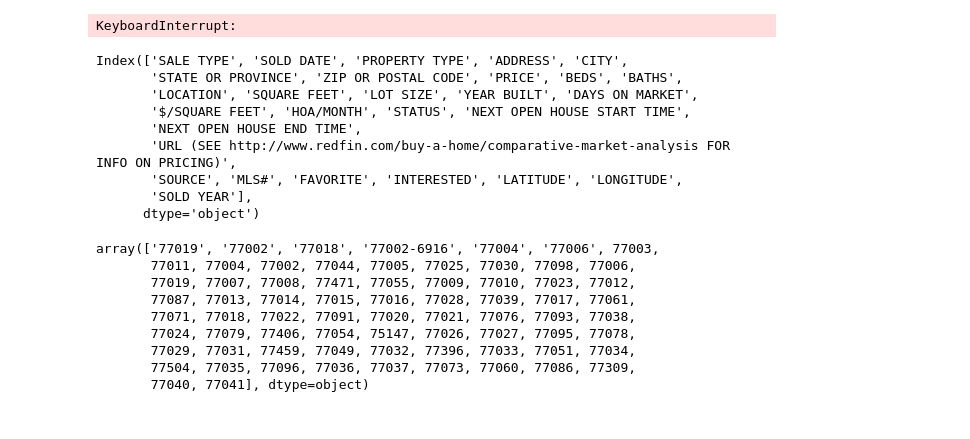
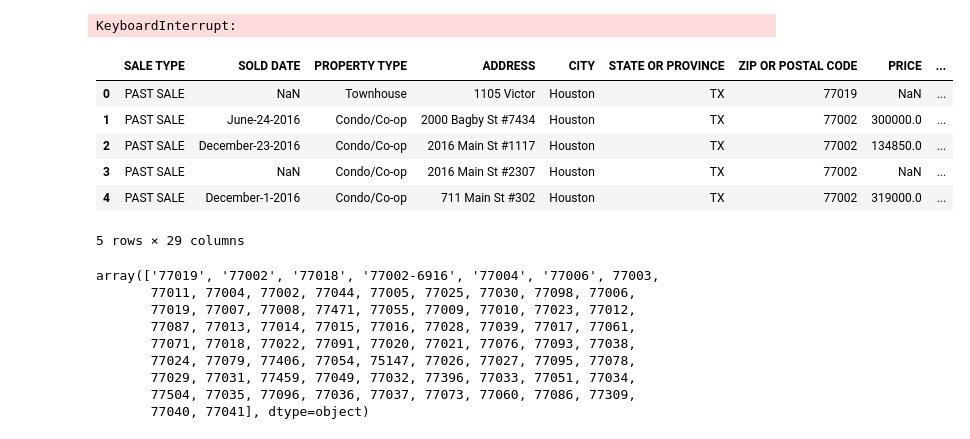
Before and after one commit to i-am-phoenix/Demo, a Jupyter notebook: redfin_data_cleaning.ipynb, the cells around one changed output. Cells and saved outputs as stored; diff of their text form; code cells hidden in the pictures.

```diff
--- a/redfin_data_cleaning.ipynb
+++ b/redfin_data_cleaning.ipynb
@@ -132,29 +132,28 @@ KeyboardInterrupt:
 # %%
 import pandas as pd
 import glob
 
 path = 'data/redfin/'
 all_files = glob.glob(path + "redfin_7*.csv")
 
 redfin_data = []
 
 for filename in all_files:
     df = pd.read_csv(filename, index_col=None, header=0)
     redfin_data.append(df)
 
 redfin_data_all = pd.concat(redfin_data, axis=0, ignore_index=True)
 redfin_data_all['SOLD YEAR']=pd.DatetimeIndex(redfin_data_all['SOLD DATE']).year
-redfin_data_all.columns
+redfin_data_all['AGE AT SALE']=redfin_data_all['SOLD YEAR'] - redfin_data_all['YEAR BUILT']
+redfin_data_all.head()
 # %% [output]
+|  | SALE TYPE | SOLD DATE | PROPERTY TYPE | ADDRESS | CITY | STATE OR PROVINCE | ZIP OR POSTAL CODE | PRICE | ... |
+| 0 | PAST SALE | NaN | Townhouse | 1105 Victor | Houston | TX | 77019 | NaN | ... |
+| 1 | PAST SALE | June-24-2016 | Condo/Co-op | 2000 Bagby St #7434 | Houston | TX | 77002 | 300000.0 | ... |
+| 2 | PAST SALE | December-23-2016 | Condo/Co-op | 2016 Main St #1117 | Houston | TX | 77002 | 134850.0 | ... |
+| 3 | PAST SALE | NaN | Condo/Co-op | 2016 Main St #2307 | Houston | TX | 77002 | NaN | ... |
+| 4 | PAST SALE | December-1-2016 | Condo/Co-op | 711 Main St #302 | Houston | TX | 77002 | 319000.0 | ... |
-Index(['SALE TYPE', 'SOLD DATE', 'PROPERTY TYPE', 'ADDRESS', 'CITY',
-       'STATE OR PROVINCE', 'ZIP OR POSTAL CODE', 'PRICE', 'BEDS', 'BATHS',
-       'LOCATION', 'SQUARE FEET', 'LOT SIZE', 'YEAR BUILT', 'DAYS ON MARKET',
-       '$/SQUARE FEET', 'HOA/MONTH', 'STATUS', 'NEXT OPEN HOUSE START TIME',
-       'NEXT OPEN HOUSE END TIME',
-       'URL (SEE http://www.redfin.com/buy-a-home/comparative-market-analysis FOR INFO ON PRICING)',
-       'SOURCE', 'MLS#', 'FAVORITE', 'INTERESTED', 'LATITUDE', 'LONGITUDE',
-       'SOLD YEAR'],
-      dtype='object')
+5 rows × 29 columns
 # %%
 redfin_data_all['ZIP OR POSTAL CODE'].unique()
 # %% [output]
```
Also changed, not shown: parts of 13 cells of this notebook, 1 other file.
